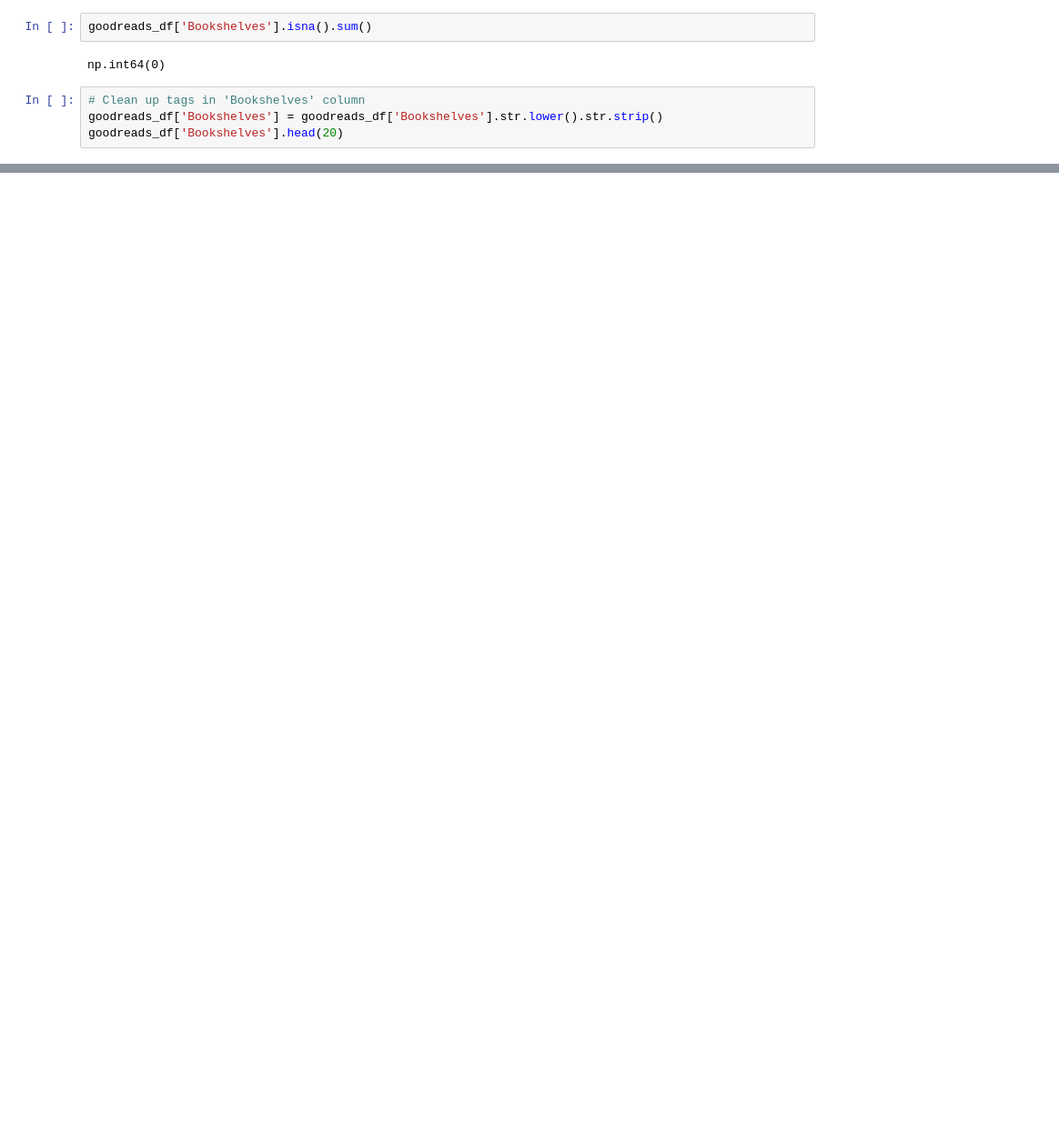
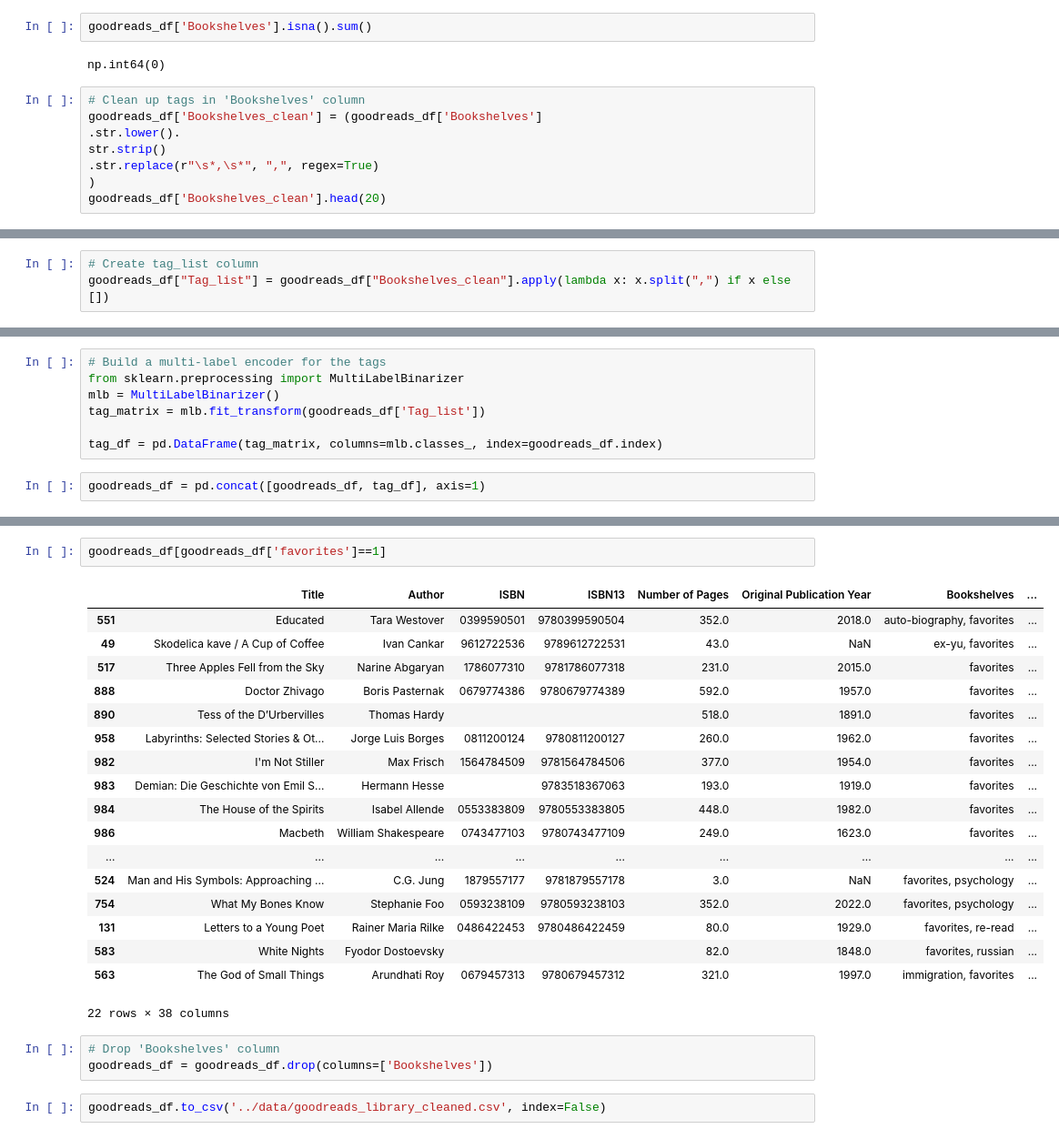
Before and after one commit to selmagrosse/goodreads-semantic-recommender, a Jupyter notebook: notebooks/data_cleanup.ipynb, the cells around one changed output, grey strips where cells are left out. Shown at 91% size. Drawn from its saved outputs; the diff is of its cells as text; blank space fills up the shorter version.

```diff
--- a/notebooks/data_cleanup.ipynb
+++ b/notebooks/data_cleanup.ipynb
@@ -275,6 +275,10 @@ goodreads_df['Bookshelves'].isna().sum()
 np.int64(0)
 # %%
 # Clean up tags in 'Bookshelves' column
-goodreads_df['Bookshelves'] = goodreads_df['Bookshelves'].str.lower().str.strip()
-goodreads_df['Bookshelves'].head(20)
+goodreads_df['Bookshelves_clean'] = (goodreads_df['Bookshelves']
+.str.lower().
+str.strip()
+.str.replace(r"\s*,\s*", ",", regex=True)
+)
+goodreads_df['Bookshelves_clean'].head(20)
 # %% [output]
@@ -297,0 +302,3 @@ Name: Bookshelves, dtype: object
+# %%
+# Create tag_list column
+goodreads_df["Tag_list"] = goodreads_df["Bookshelves_clean"].apply(lambda x: x.split(",") if x else [])
@@ -297,0 +325,9 @@ Name: Bookshelves, dtype: object
+# %%
+# Build a multi-label encoder for the tags
+from sklearn.preprocessing import MultiLabelBinarizer
+mlb = MultiLabelBinarizer()
+tag_matrix = mlb.fit_transform(goodreads_df['Tag_list'])
+
+tag_df = pd.DataFrame(tag_matrix, columns=mlb.classes_, index=goodreads_df.index)
+# %%
+goodreads_df = pd.concat([goodreads_df, tag_df], axis=1)
@@ -297,0 +367,26 @@ Name: Bookshelves, dtype: object
+# %%
+goodreads_df[goodreads_df['favorites']==1]
+# %% [output]
+|  | Title | Author | ISBN | ISBN13 | Number of Pages | Original Publication Year | Bookshelves | ... |
+| 551 | Educated | Tara Westover | 0399590501 | 9780399590504 | 352.0 | 2018.0 | auto-biography, favorites | ... |
+| 49 | Skodelica kave / A Cup of Coffee | Ivan Cankar | 9612722536 | 9789612722531 | 43.0 | NaN | ex-yu, favorites | ... |
+| 517 | Three Apples Fell from the Sky | Narine Abgaryan | 1786077310 | 9781786077318 | 231.0 | 2015.0 | favorites | ... |
+| 888 | Doctor Zhivago | Boris Pasternak | 0679774386 | 9780679774389 | 592.0 | 1957.0 | favorites | ... |
+| 890 | Tess of the D’Urbervilles | Thomas Hardy |  |  | 518.0 | 1891.0 | favorites | ... |
+| 958 | Labyrinths: Selected Stories & Ot... | Jorge Luis Borges | 0811200124 | 9780811200127 | 260.0 | 1962.0 | favorites | ... |
+| 982 | I'm Not Stiller | Max Frisch | 1564784509 | 9781564784506 | 377.0 | 1954.0 | favorites | ... |
+| 983 | Demian: Die Geschichte von Emil S... | Hermann Hesse |  | 9783518367063 | 193.0 | 1919.0 | favorites | ... |
+| 984 | The House of the Spirits | Isabel Allende | 0553383809 | 9780553383805 | 448.0 | 1982.0 | favorites | ... |
+| 986 | Macbeth | William Shakespeare | 0743477103 | 9780743477109 | 249.0 | 1623.0 | favorites | ... |
+| ... | ... | ... | ... | ... | ... | ... | ... | ... |
+| 524 | Man and His Symbols: Approaching ... | C.G. Jung | 1879557177 | 9781879557178 | 3.0 | NaN | favorites, psychology | ... |
+| 754 | What My Bones Know | Stephanie Foo | 0593238109 | 9780593238103 | 352.0 | 2022.0 | favorites, psychology | ... |
+| 131 | Letters to a Young Poet | Rainer Maria Rilke | 0486422453 | 9780486422459 | 80.0 | 1929.0 | favorites, re-read | ... |
+| 583 | White Nights | Fyodor Dostoevsky |  |  | 82.0 | 1848.0 | favorites, russian | ... |
+| 563 | The God of Small Things | Arundhati Roy | 0679457313 | 9780679457312 | 321.0 | 1997.0 | immigration, favorites | ... |
+22 rows × 38 columns
+# %%
+# Drop 'Bookshelves' column
+goodreads_df = goodreads_df.drop(columns=['Bookshelves'])
+# %%
+goodreads_df.to_csv('../data/goodreads_library_cleaned.csv', index=False)
```
Also changed, not shown: parts of 4 cells of this notebook, 7 other files.
